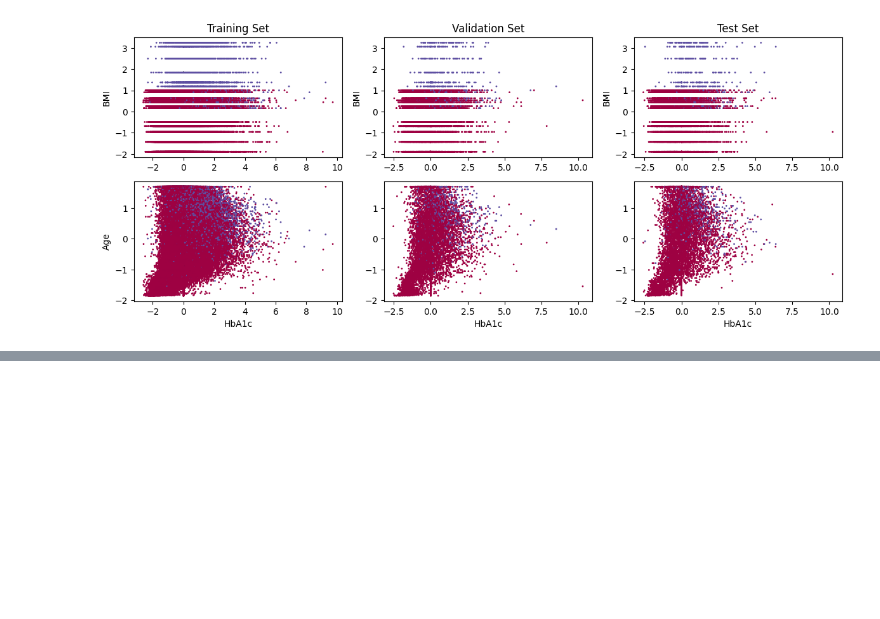
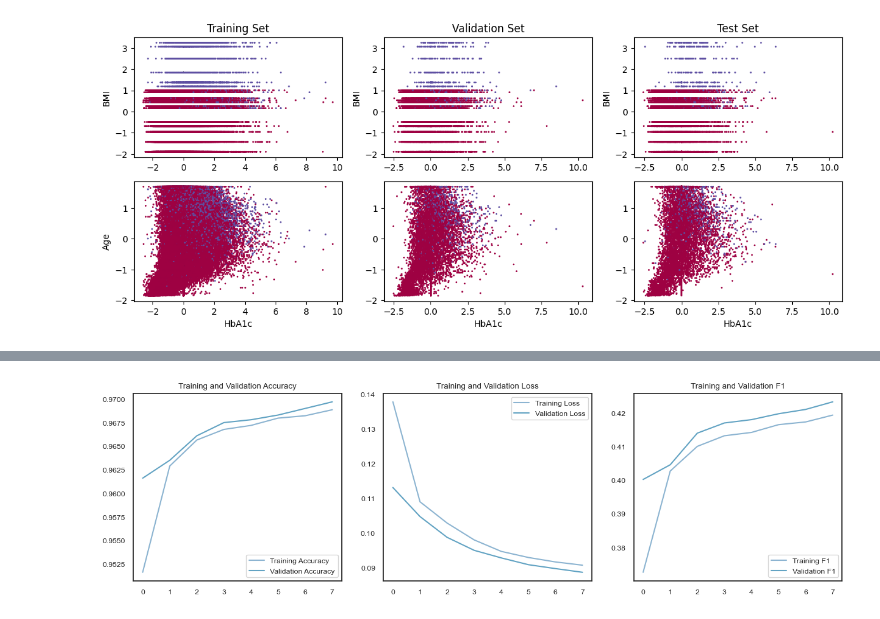
Before and after one commit to mattgianni/kaggle-hpart, a Jupyter notebook: src/diab.ipynb, the cells around one changed output, grey strips where cells are left out. Cells and saved outputs as stored; diff of their text form; code cells hidden in the pictures; blank space fills up the shorter version.

```diff
--- a/src/diab.ipynb
+++ b/src/diab.ipynb
@@ -127,26 +158,24 @@ def f1_score(y_true, y_pred):
 # %%
 # setup the layers
-regfac = 0.000002
+
+regfac = 0.00002
+
 model = tf.keras.models.Sequential([
-    tf.keras.layers.Dense(50, activation='relu', kernel_regularizer=l1(regfac)),
-    tf.keras.layers.Dense(50, activation='relu', kernel_regularizer=l1(regfac)),
-    tf.keras.layers.Dense(50, activation='relu', kernel_regularizer=l1(regfac)),
-    tf.keras.layers.Dense(50, activation='relu', kernel_regularizer=l1(regfac)),
-    tf.keras.layers.Dense(50, activation='relu', kernel_regularizer=l1(regfac)),
-    tf.keras.layers.Dense(50, activation='relu', kernel_regularizer=l1(regfac)),
+    tf.keras.layers.Dense(20, activation='relu', kernel_regularizer=l1(regfac)),
     tf.keras.layers.Dense(2, activation='sigmoid', kernel_regularizer=l1(regfac))
     # tf.keras.layers.Dense(10, activation='relu'),
     # tf.keras.layers.Dense(2, activation='sigmoid')
 ])
 
-epochs = 30
+epochs = 8
+
 # Compile the model
 model.compile(optimizer='adam',
               loss=tf.keras.losses.SparseCategoricalCrossentropy(),
-              metrics=['accuracy', recall_m, f1_score])
+              metrics=[ 'accuracy', tf.keras.metrics.F1Score(average='macro'),])
 # %%
-%%time
-class_weights = {0: 1., 1: 3.}
-history = model.fit(X_train, y_train, epochs=epochs, verbose=1, validation_data=(X_cv, y_cv), class_weight=class_weights)
-test_loss, test_acc = model.evaluate(X_test, y_test, verbose=1)
+class_weights = {0: 1., 1: 1.}
+history = None
+%time history = model.fit(X_train, y_train, epochs=epochs, verbose=1, validation_data=(X_cv, y_cv), class_weight=class_weights)
+test_loss, test_acc, test_f1 = model.evaluate(X_test, y_test)
 # %% [output]
@@ -155,25 +201,36 @@ TypeError: Input 'y' of 'Mul' Op has type float32 that does not match type int64
 # %%
 acc = history.history['accuracy']
 val_acc = history.history['val_accuracy']
 
 loss = history.history['loss']
 val_loss = history.history['val_loss']
 
+f1_score = history.history['f1_score']
+val_f1_score = history.history['val_f1_score']
+
 epochs_range = range(epochs)
 
-plt.figure(figsize=(10, 4))
-plt.subplot(1, 2, 1)
+plt.figure(figsize=(15, 4))
+plt.subplot(1, 3, 1)
 plt.plot(epochs_range, acc, label='Training Accuracy')
 plt.plot(epochs_range, val_acc, label='Validation Accuracy')
 plt.legend(loc='lower right')
 plt.title('Training and Validation Accuracy')
 
-plt.subplot(1, 2, 2)
+plt.subplot(1, 3, 2)
 plt.plot(epochs_range, loss, label='Training Loss')
 plt.plot(epochs_range, val_loss, label='Validation Loss')
 plt.legend(loc='upper right')
 plt.title('Training and Validation Loss')
+
+plt.subplot(1, 3, 3)
+plt.plot(epochs_range, f1_score, label='Training F1')
+plt.plot(epochs_range, val_f1_score, label='Validation F1')
+plt.legend(loc='lower right')
+plt.title('Training and Validation F1')
+
 plt.show()
 
-print(f'test acc: {test_acc*100:0.2f}% test loss: {test_loss:0.3f}')
+print(f'test acc: {test_acc*100:0.2f}% test loss: {test_loss:0.3f} test f1: {test_f1:0.3f}')
 # %% [output]
+[figure, added]
```
Also changed, not shown: parts of 9 cells of this notebook, 1 other file.
